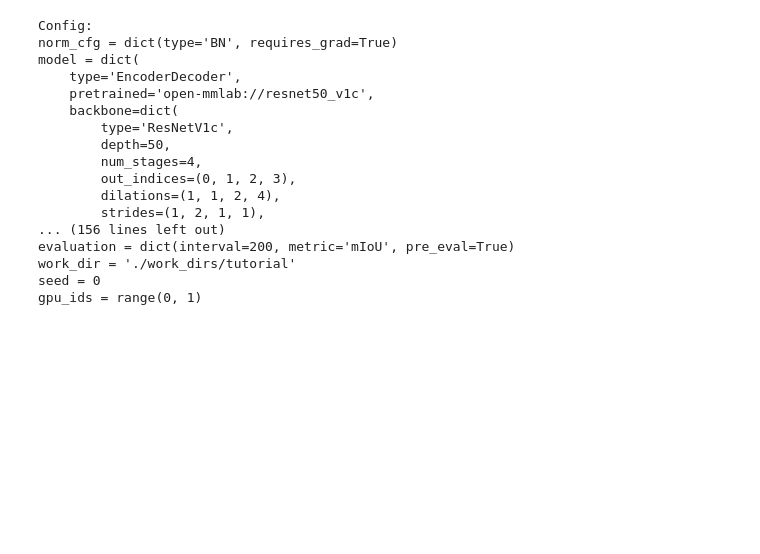
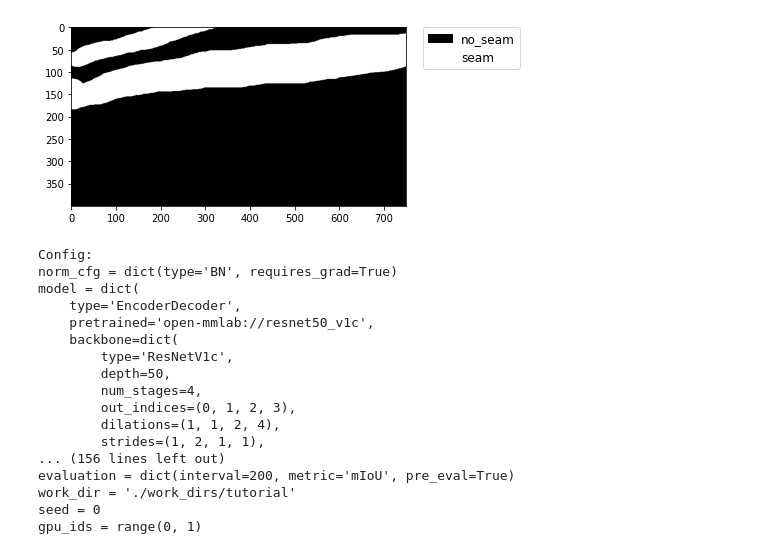
Before and after one commit to AveryChiu64/Clayseam, a Jupyter notebook: scripts/segmentation.ipynb, the cells around one changed output. Cells and saved outputs as stored; diff of their text form; code cells hidden in the pictures; blank space fills up the shorter version.

```diff
--- a/scripts/segmentation.ipynb
+++ b/scripts/segmentation.ipynb
@@ -76,27 +79,35 @@ def format_mask_white(path):
 # format_mask_white("../data/dataset1/test_label/")
 # %%
 # Examine the segmentation map
-from PIL import Image
 import numpy as np
 import sys
 from matplotlib import pyplot as plt
 import matplotlib.patches as mpatches
+import glob as glob
 %matplotlib inline
 
-im = Image.open('../data/dataset1/train_label/10631_2019-02-08-00-51-44_Borer_21_TopbarRight.png')
+from PIL import Image
+import glob
+image_list = []
+os.makedirs('gt', exist_ok=True)
+
+filename = '../data/dataset1/train_label/10631_2019-02-08-00-51-44_Borer_21_TopbarRight.png'
+im=Image.open(filename)
 im_rgb = im.convert(mode='RGB')
 data = np.copy(np.asarray(im_rgb))
 data[data==1] = 255
 img = Image.fromarray(data, 'RGB')
 plt.imshow(img)
 # create a patch (proxy artist) for every color
 patches = [mpatches.Patch(color=np.array(palette[i])/255.,
-                          label=classes[i]) for i in range(len(classes))]
+                            label=classes[i]) for i in range(len(classes))]
 # put those patched as legend-handles into the legend
 plt.legend(handles=patches, bbox_to_anchor=(1.05, 1), loc=2, borderaxespad=0.,
-           fontsize='large')
-
+            fontsize='large')
 plt.show()
+# img.save(filename.replace('../data/dataset1/train_label/','gt/'))
+# %% [output]
+[figure, added]
 # %%
 # split train/val set randomly
 split_dir = 'splits'
```
Also changed, not shown: parts of 6 cells of this notebook, 2 other files.
